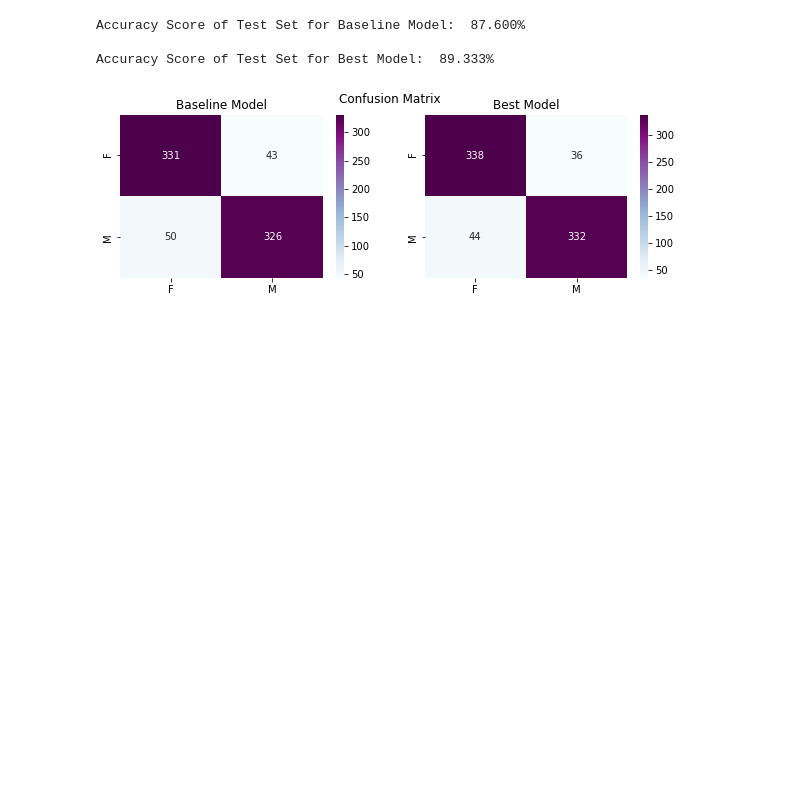
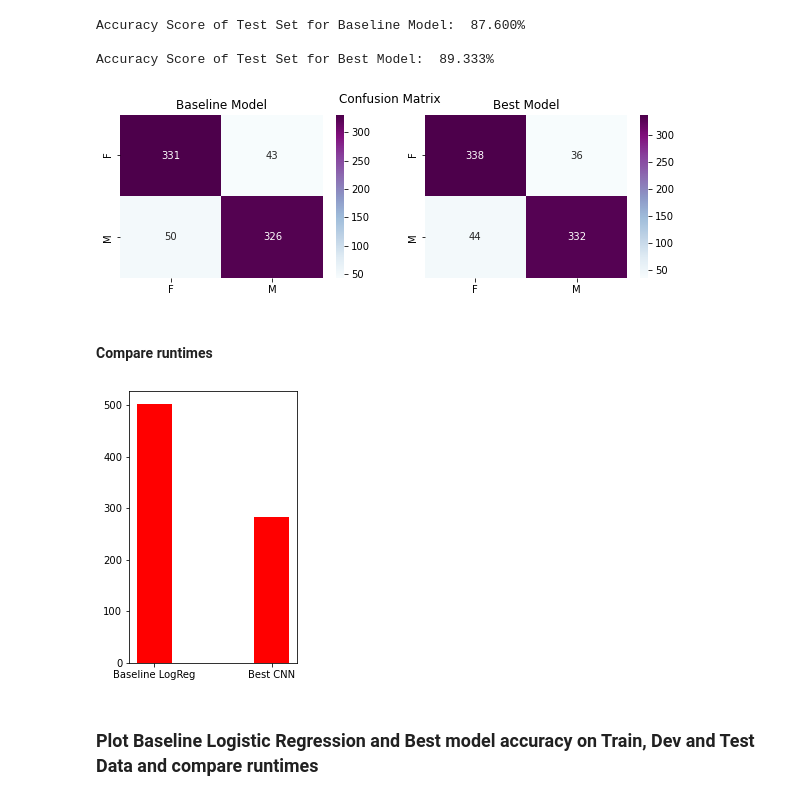
Before and after one commit to xeniakal/AMLS_20-21_SN20159465, a Jupyter notebook: A2/SmileDetection.ipynb, the cells around one changed output. Saved outputs shown, nothing was run; the diff lists cells and outputs as text; code cells hidden in the pictures; blank space fills up the shorter version.

```diff
--- a/A2/SmileDetection.ipynb
+++ b/A2/SmileDetection.ipynb
@@ -1141,7 +1150,9 @@ checkpointer = ModelCheckpoint(filepath=checkpoint_filepath,
 #Architecture: remove dropouts between convolutional layers and 1st dense layer, Add dropout between dense layer and output layer
 opt = keras.optimizers.Adam() #Adagrad() #SGD(lr=0.01, momentum=0.9, decay=0.01)
 
+start_time = time.time()
 model, history, y_pred = cnn(IMG_HEIGHT, IMG_WIDTH, BATCH_SIZE, EPOCHS, opt, X_train_r_g_d, y_train_r_g, X_dev_r_g_d, y_dev_r_g, dim,checkpointer,checkpoint_filepath)
+runtime_B3 = time.time()-start_time
 print(model.metrics_names)
 print(model.evaluate(X_train_r_g_d, y_train_r_g))
 acc_B3 = evaluate_and_plot(model, history, X_train_r_g_d, y_train_r_g, X_dev_r_g_d, y_dev_r_g, y_pred)
@@ -1476,3 +1501,17 @@ Accuracy Score of Test Set for Baseline Model:  87.600%
 
 Accuracy Score of Test Set for Best Model:  89.333%
 [figure]
+# %% [markdown]
+#### Compare runtimes
+# %%
+# runtime_lr=502.546819
+# runtime_B3=283.3046486377716
+
+models = ["Baseline LogReg","Best CNN"]
+runtimes = [runtime_lr, runtime_B3]
+fig = plt.figure(figsize=(3,5))
+pop = plt.bar(models, runtimes,color=[ 'r'],width=0.3)
+# %% [output]
+[figure, added]
+# %% [markdown]
+### Plot Baseline Logistic Regression and Best model accuracy on Train, Dev and Test Data and compare runtimes
```
Also changed, not shown: parts of 27 cells of this notebook, 5 other files.
